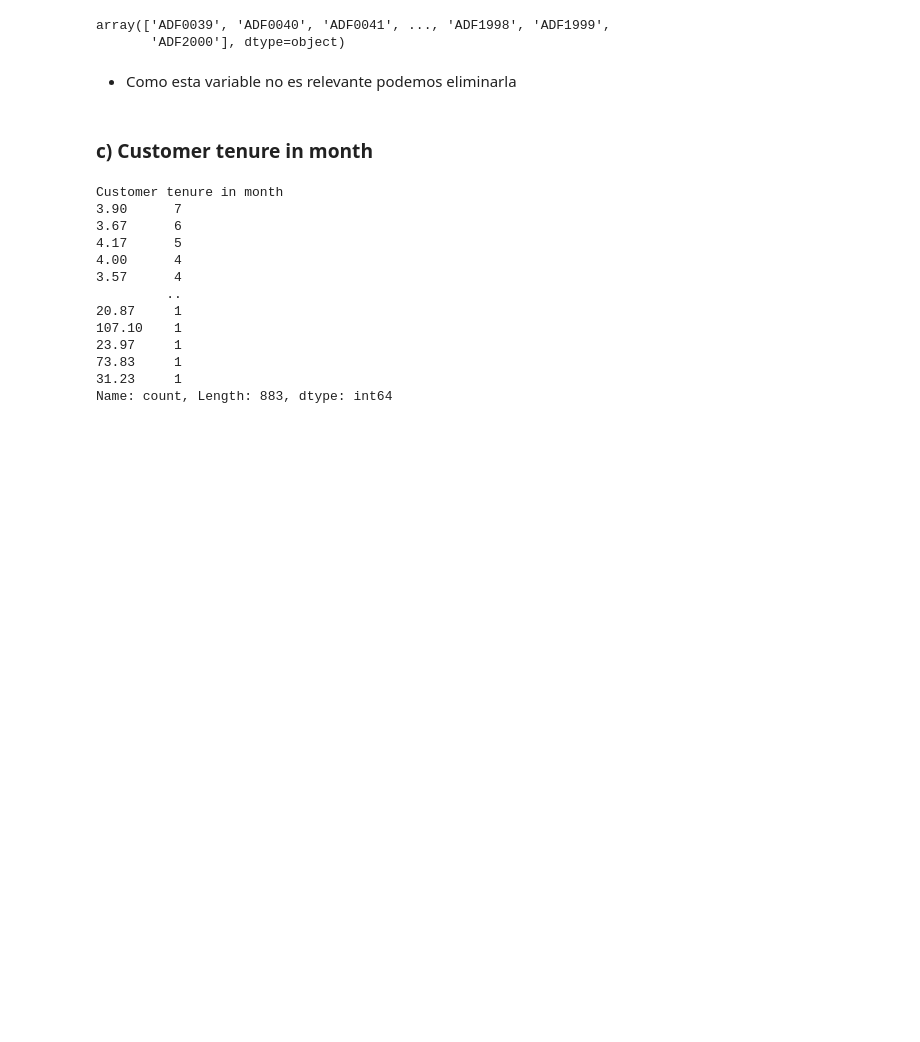
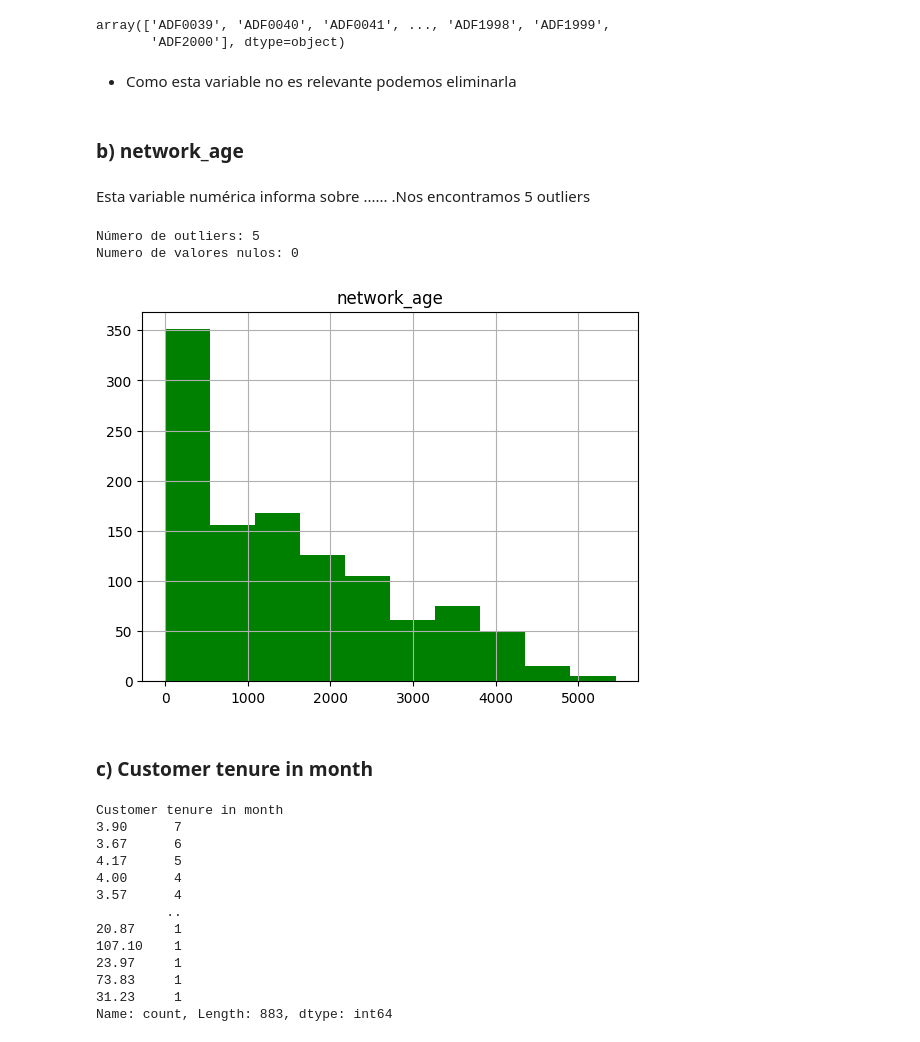
Before and after one commit to daviloncio/repositorio2, a Jupyter notebook: p3_aa/AA1_P3-12_Viernes_11.ipynb, the cells around one changed output. Saved outputs shown, nothing was run; the diff lists cells and outputs as text; code cells hidden in the pictures; blank space fills up the shorter version.

```diff
--- a/p3_aa/AA1_P3-12_Viernes_11.ipynb
+++ b/p3_aa/AA1_P3-12_Viernes_11.ipynb
@@ -74,6 +77,25 @@ array(['ADF0039', 'ADF0040', 'ADF0041', ..., 'ADF1998', 'ADF1999',
 - Como esta variable no es relevante podemos eliminarla
 # %%
 data= data.drop('Customer ID', axis = 1)
+# %% [markdown]
+### b) network_age
+# %% [markdown]
+Esta variable numérica informa sobre ...... .Nos encontramos 5 outliers
+# %%
+print('Número de outliers:',is_outlier_IQR(data['network_age']).sum())
+print('Numero de valores nulos:',data['network_age'].isnull().sum())
+# %% [output]
+Número de outliers: 5
+Numero de valores nulos: 0
+# %%
+fig, ax = plt.subplots(1, 1)
+ax.hist(data['network_age'],color = "green")
+
+ax.set_title("network_age")
+plt.grid()
+plt.show()
+# %% [output]
+[figure, added]
 # %% [markdown]
 ### c) Customer tenure in month
 # %%
```
Also changed, not shown: parts of 45 cells of this notebook, 2 other files.
